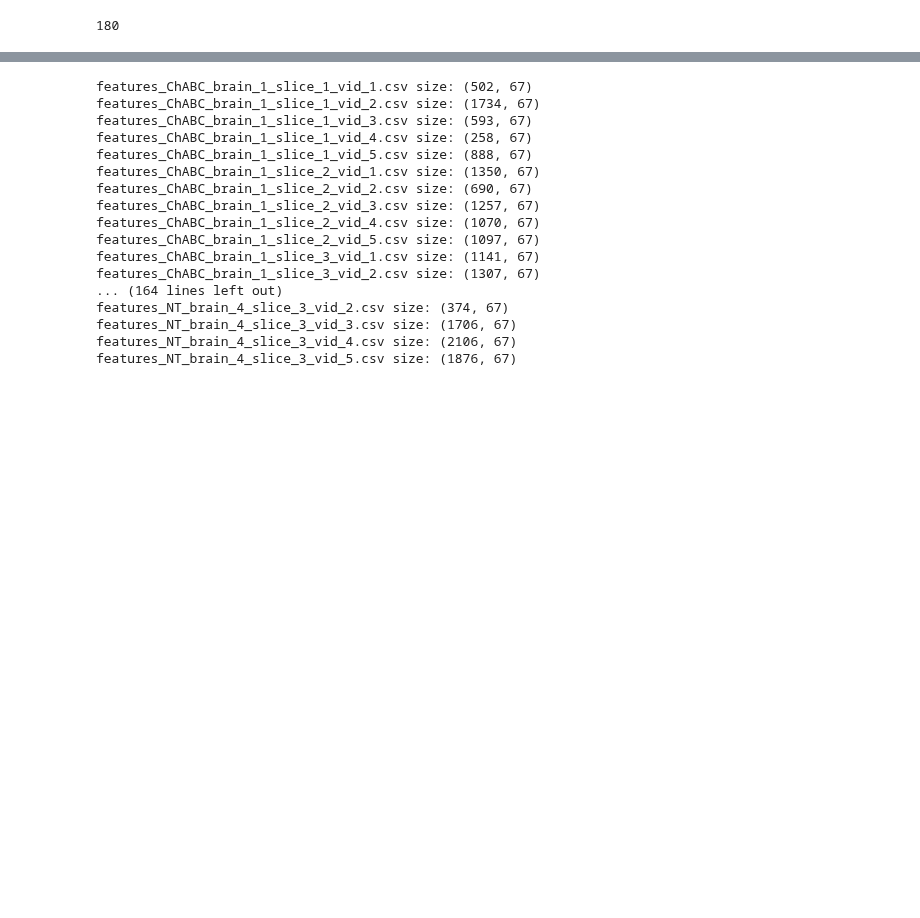
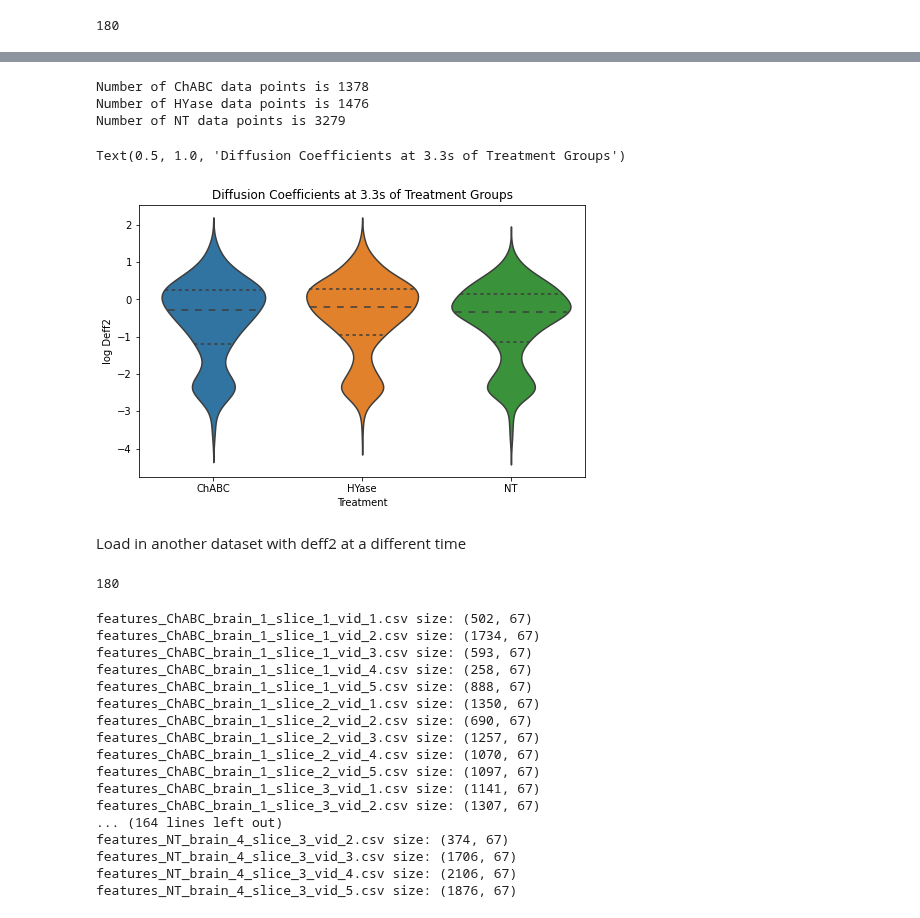
Before and after one commit to Nance-Lab/diff_predictor, a Jupyter notebook: notebooks/Deff_analysis.ipynb, the cells around one changed output, grey strips where cells are left out. Cells and saved outputs as stored; diff of their text form; code cells hidden in the pictures; blank space fills up the shorter version.

```diff
--- a/notebooks/Deff_analysis.ipynb
+++ b/notebooks/Deff_analysis.ipynb
@@ -56,3 +105,23 @@ print(len(filelist))
+# %%
+generate_violinplot('Treatment', 'Deff2', fstats_tot)
+plt.title('Diffusion Coefficients at 3.3s of Treatment Groups')
+# %% [output]
+Number of ChABC data points is 1378
+Number of HYase data points is 1476
+Number of NT data points is 3279
+Text(0.5, 1.0, 'Diffusion Coefficients at 3.3s of Treatment Groups')
+[figure, added]
+# %% [markdown]
+Load in another dataset with deff2 at a different time
+# %%
+# Define path to folder that contains data
+dataset_path = workbookDir + '/data/0.8s_deff2_features_ecm/'
+
+# Create list of file names within the data folder
+filelist = [f for f in listdir(dataset_path) if isfile(join(dataset_path, f)) and 'feat' in f]
+print(len(filelist)) # Make sure there are the right number of files
+# %% [output]
+180
 # %%
 fstats_tot = data_process.generate_fullstats(dataset_path, filelist, ['HYase', 'ChABC','NT'], 'Treatment')
 # %% [output]
```
Also changed, not shown: parts of 16 cells of this notebook, 9 other files.
